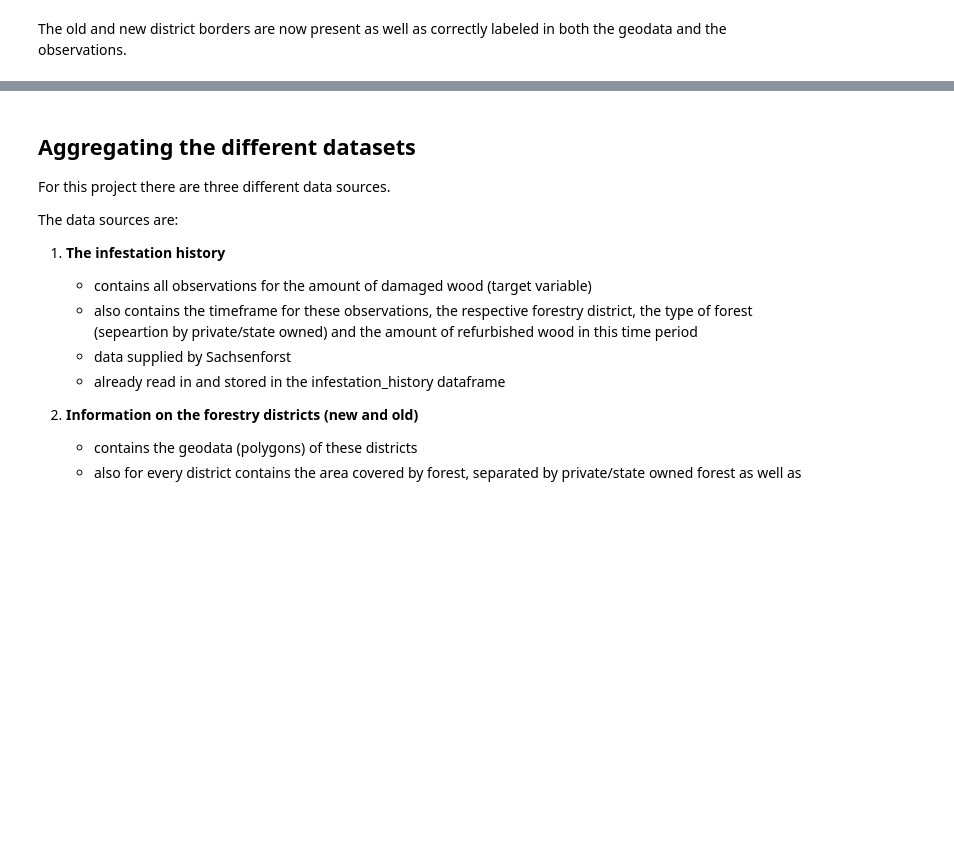
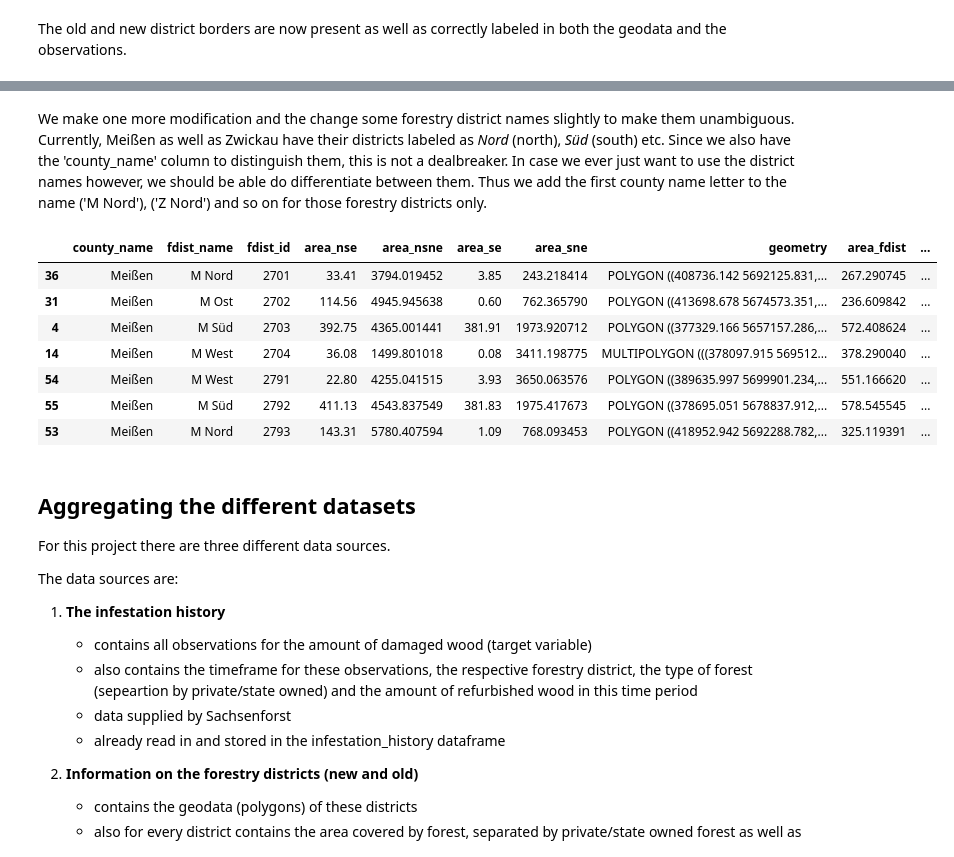
Before and after one commit to ho-ya/Bark_Beetle_Sachsenforst, a Jupyter notebook: 1_Data_Aggregation.ipynb, the cells around one changed output, grey strips where cells are left out. Cells and saved outputs as stored; diff of their text form; code cells hidden in the pictures; blank space fills up the shorter version.

```diff
--- a/1_Data_Aggregation.ipynb
+++ b/1_Data_Aggregation.ipynb
@@ -185,5 +187,5 @@ districts['endangered_forest_density'] = (districts['area_nse'] + districts['are
 # %%
 # Add columns for coordinates of centroid for every district
 # maybe useful as features instead of dummy for every district
-districts['centroid_xcoord'] = districts['geometry'].apply(lambda x: x.centroid.coords[0][0])
-districts['centroid_ycoord'] = districts['geometry'].apply(lambda x: x.centroid.coords[0][1])
+districts['centroid_xcoord'] = districts['geometry'].map(lambda x: x.centroid.coords[0][0])
+districts['centroid_ycoord'] = districts['geometry'].map(lambda x: x.centroid.coords[0][1])
@@ -195,3 +192,19 @@ districts_after_sep2014 = districts_new
+# %% [markdown]
+We make one more modification and the change some forestry district names slightly to make them unambiguous. Currently, Meißen as well as Zwickau have their districts labeled as *Nord* (north), *Süd* (south) etc. Since we also have the 'county_name' column to distinguish them, this is not a dealbreaker. In case we ever just want to use the district names however, we should be able do differentiate between them. Thus we add the first county name letter to the name ('M Nord'), ('Z Nord') and so on for those forestry districts only.
+# %%
+districts.loc[districts['county_name'] == 'Zwickau', 'fdist_name'] = districts.loc[districts['county_name'] == 'Zwickau', 'fdist_name'].map(lambda x: 'Z '+x)
+districts.loc[districts['county_name'] == 'Meißen', 'fdist_name'] = districts.loc[districts['county_name'] == 'Meißen', 'fdist_name'].map(lambda x: 'M '+x)
+# %%
+districts[districts['county_name'] == 'Meißen'].sort_values('fdist_id')
+# %% [output]
+|  | county_name | fdist_name | fdist_id | area_nse | area_nsne | area_se | area_sne | geometry | area_fdist | ... |
+| 36 | Meißen | M Nord | 2701 | 33.41 | 3794.019452 | 3.85 | 243.218414 | POLYGON ((408736.142 5692125.831,... | 267.290745 | ... |
+| 31 | Meißen | M Ost | 2702 | 114.56 | 4945.945638 | 0.60 | 762.365790 | POLYGON ((413698.678 5674573.351,... | 236.609842 | ... |
+| 4 | Meißen | M Süd | 2703 | 392.75 | 4365.001441 | 381.91 | 1973.920712 | POLYGON ((377329.166 5657157.286,... | 572.408624 | ... |
+| 14 | Meißen | M West | 2704 | 36.08 | 1499.801018 | 0.08 | 3411.198775 | MULTIPOLYGON (((378097.915 569512... | 378.290040 | ... |
+| 54 | Meißen | M West | 2791 | 22.80 | 4255.041515 | 3.93 | 3650.063576 | POLYGON ((389635.997 5699901.234,... | 551.166620 | ... |
+| 55 | Meißen | M Süd | 2792 | 411.13 | 4543.837549 | 381.83 | 1975.417673 | POLYGON ((378695.051 5678837.912,... | 578.545545 | ... |
+| 53 | Meißen | M Nord | 2793 | 143.31 | 5780.407594 | 1.09 | 768.093453 | POLYGON ((418952.942 5692288.782,... | 325.119391 | ... |
 # %% [markdown]
 ## Aggregating the different datasets
 
```
Also changed, not shown: parts of 14 cells of this notebook.
